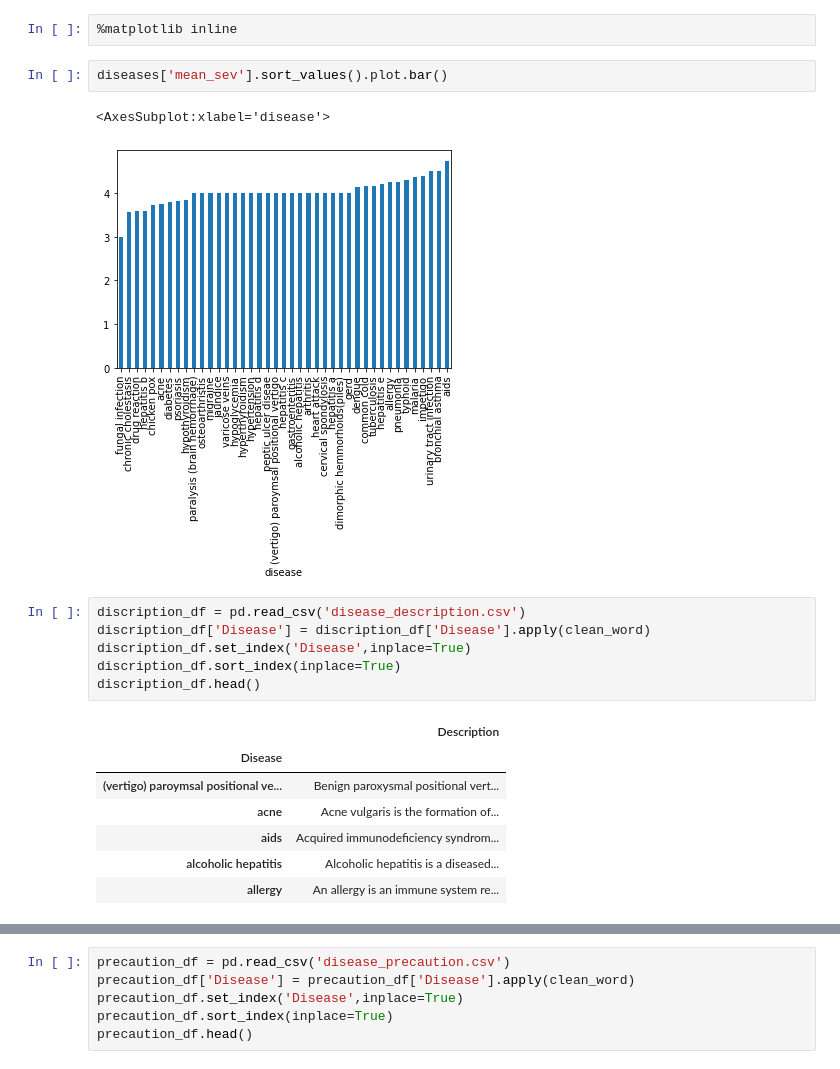
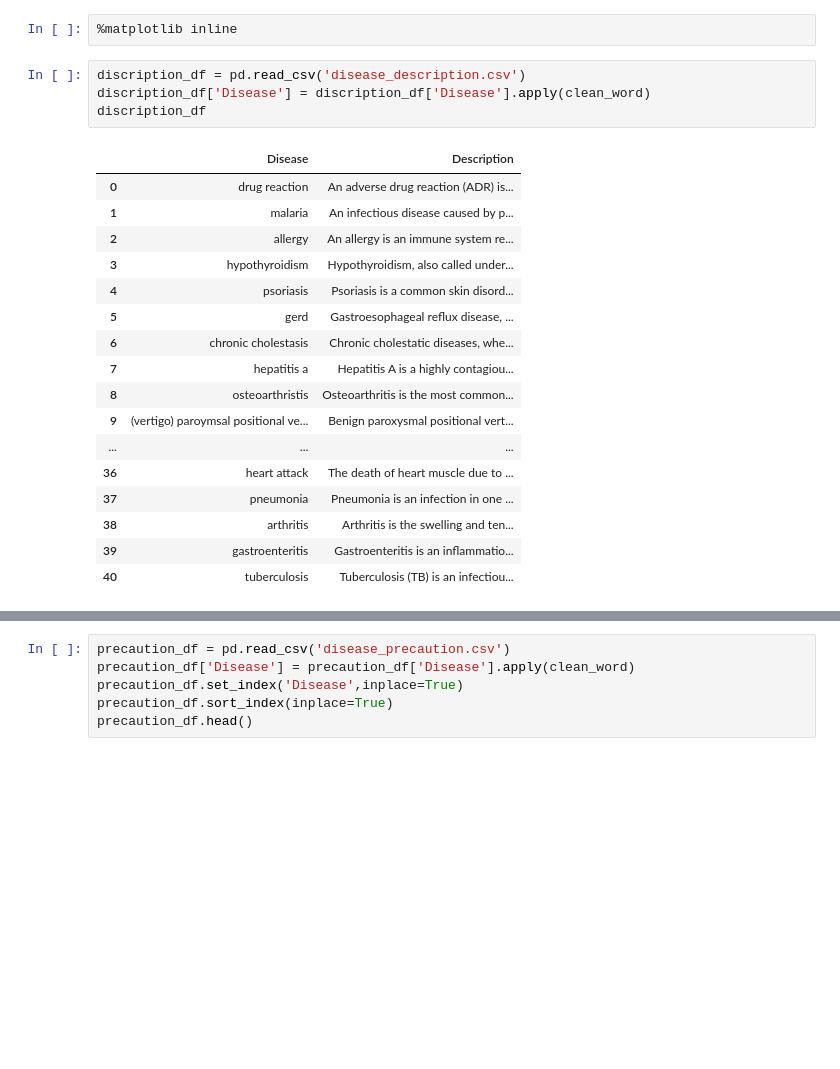
Before and after one commit to AmulyaParitosh/Disease-Pridiction-Bot, a Jupyter notebook: Testing/cleaning.ipynb, the cells around one changed output, grey strips where cells are left out. Saved outputs shown, nothing was run; the diff lists cells and outputs as text; blank space fills up the shorter version.

```diff
--- a/Testing/cleaning.ipynb
+++ b/Testing/cleaning.ipynb
@@ -136,21 +93,24 @@ diseases.sort_values(by=['mean_sev','max_sev','min_sev'])
 # %%
 %matplotlib inline
-# %%
-diseases['mean_sev'].sort_values().plot.bar()
-# %% [output]
-<AxesSubplot:xlabel='disease'>
-[figure, removed]
 # %%
 discription_df = pd.read_csv('disease_description.csv')
 discription_df['Disease'] = discription_df['Disease'].apply(clean_word)
-discription_df.set_index('Disease',inplace=True)
-discription_df.sort_index(inplace=True)
-discription_df.head()
+discription_df
 # %% [output]
-|  | Description |
-| Disease |  |
-| (vertigo) paroymsal positional ve... | Benign paroxysmal positional vert... |
-| acne | Acne vulgaris is the formation of... |
-| aids | Acquired immunodeficiency syndrom... |
-| alcoholic hepatitis | Alcoholic hepatitis is a diseased... |
-| allergy | An allergy is an immune system re... |
+|  | Disease | Description |
+| 0 | drug reaction | An adverse drug reaction (ADR) is... |
+| 1 | malaria | An infectious disease caused by p... |
+| 2 | allergy | An allergy is an immune system re... |
+| 3 | hypothyroidism | Hypothyroidism, also called under... |
+| 4 | psoriasis | Psoriasis is a common skin disord... |
+| 5 | gerd | Gastroesophageal reflux disease, ... |
+| 6 | chronic cholestasis | Chronic cholestatic diseases, whe... |
+| 7 | hepatitis a | Hepatitis A is a highly contagiou... |
+| 8 | osteoarthristis | Osteoarthritis is the most common... |
+| 9 | (vertigo) paroymsal positional ve... | Benign paroxysmal positional vert... |
+| ... | ... | ... |
+| 36 | heart attack | The death of heart muscle due to ... |
+| 37 | pneumonia | Pneumonia is an infection in one ... |
+| 38 | arthritis | Arthritis is the swelling and ten... |
+| 39 | gastroenteritis | Gastroenteritis is an inflammatio... |
+| 40 | tuberculosis | Tuberculosis (TB) is an infectiou... |
```
Also changed, not shown: parts of 16 cells of this notebook, 7 other files.
